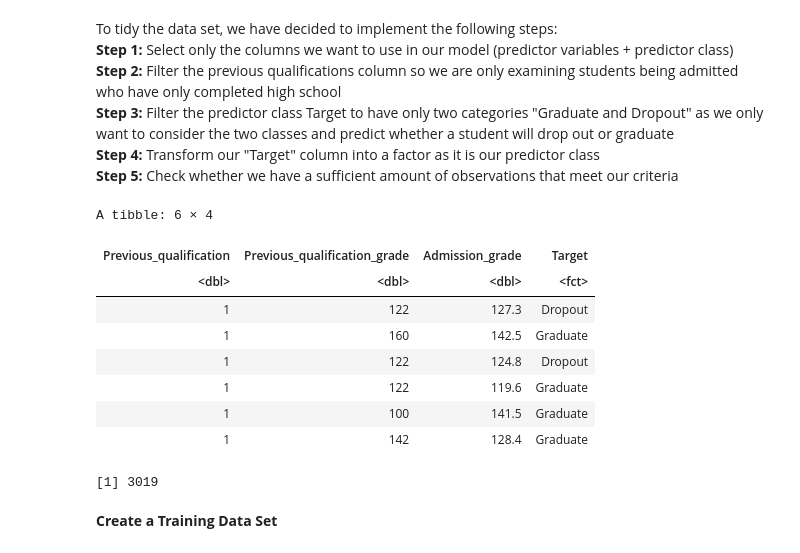
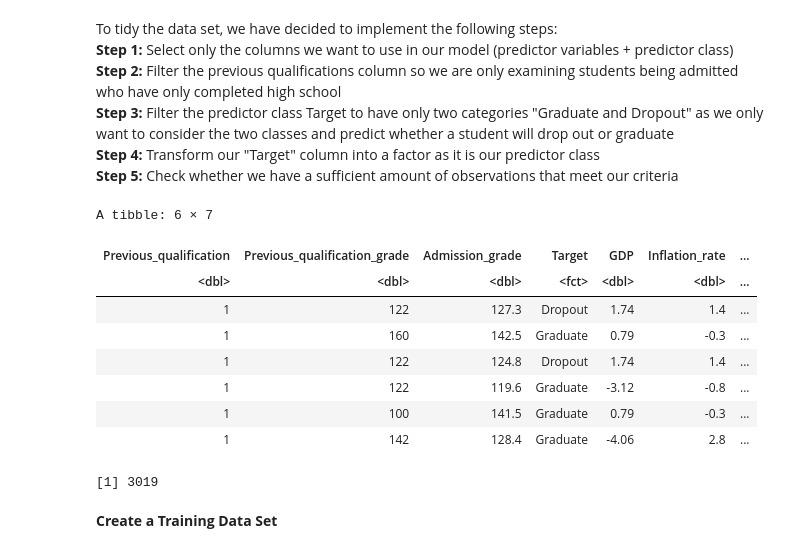
Before and after one commit to jternier/dsci_100_project, a Jupyter notebook: tidy_data/tidy_data.ipynb, the cells around one changed output. Drawn from its saved outputs; the diff is of its cells as text; code cells hidden in the pictures.

```diff
--- a/tidy_data/tidy_data.ipynb
+++ b/tidy_data/tidy_data.ipynb
@@ -70,22 +70,22 @@ __Step 4:__ Transform our "Target" column into a factor as it is our predictor c
 __Step 5:__ Check whether we have a sufficient amount of observations that meet our criteria
 # %%
 tidy_data <- data|>
-select(Previous_qualification, Previous_qualification_grade, Admission_grade, Target) |> # select our columns of interest
+select(Previous_qualification, Previous_qualification_grade, Admission_grade, Target, GDP, Inflation_rate, Unemployment_rate,) |> # select our columns of interest
 filter(Previous_qualification == 1) |> #We only want to examine observations whose previous education is completed secondary education
 filter(Target == "Graduate" | Target == "Dropout") |> #We only want to examine the binary of dropout vs graduate (not students currently enrolled)
 mutate(Target = as_factor(Target)) #We want our classification variable to be a factor as there's a limited amount of categories
 head(tidy_data)
 nrow(tidy_data) #Check we still have a sufficient amount of observations that meet our criteria
 # %% [output]
-A tibble: 6 × 4
+A tibble: 6 × 7
-| Previous_qualification | Previous_qualification_grade | Admission_grade | Target |
-| <dbl> | <dbl> | <dbl> | <fct> |
-| 1 | 122 | 127.3 | Dropout |
-| 1 | 160 | 142.5 | Graduate |
-| 1 | 122 | 124.8 | Dropout |
-| 1 | 122 | 119.6 | Graduate |
-| 1 | 100 | 141.5 | Graduate |
-| 1 | 142 | 128.4 | Graduate |
+| Previous_qualification | Previous_qualification_grade | Admission_grade | Target | GDP | Inflation_rate | ... |
+| <dbl> | <dbl> | <dbl> | <fct> | <dbl> | <dbl> | ... |
+| 1 | 122 | 127.3 | Dropout | 1.74 | 1.4 | ... |
+| 1 | 160 | 142.5 | Graduate | 0.79 | -0.3 | ... |
+| 1 | 122 | 124.8 | Dropout | 1.74 | 1.4 | ... |
+| 1 | 122 | 119.6 | Graduate | -3.12 | -0.8 | ... |
+| 1 | 100 | 141.5 | Graduate | 0.79 | -0.3 | ... |
+| 1 | 142 | 128.4 | Graduate | -4.06 | 2.8 | ... |
 [1] 3019
 # %% [markdown]
 __Create a Training Data Set__
```
Also changed, not shown: parts of 11 cells of this notebook.
